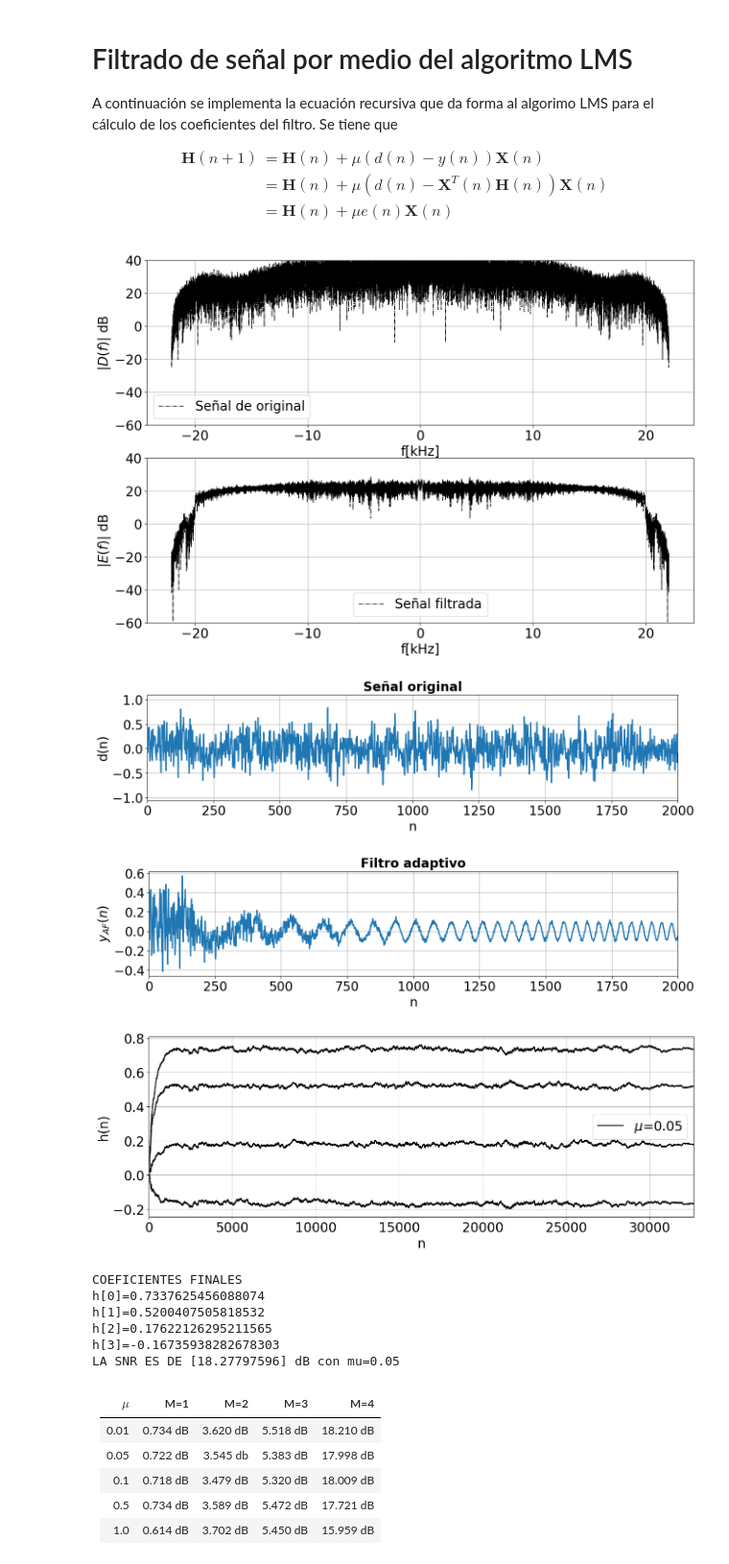
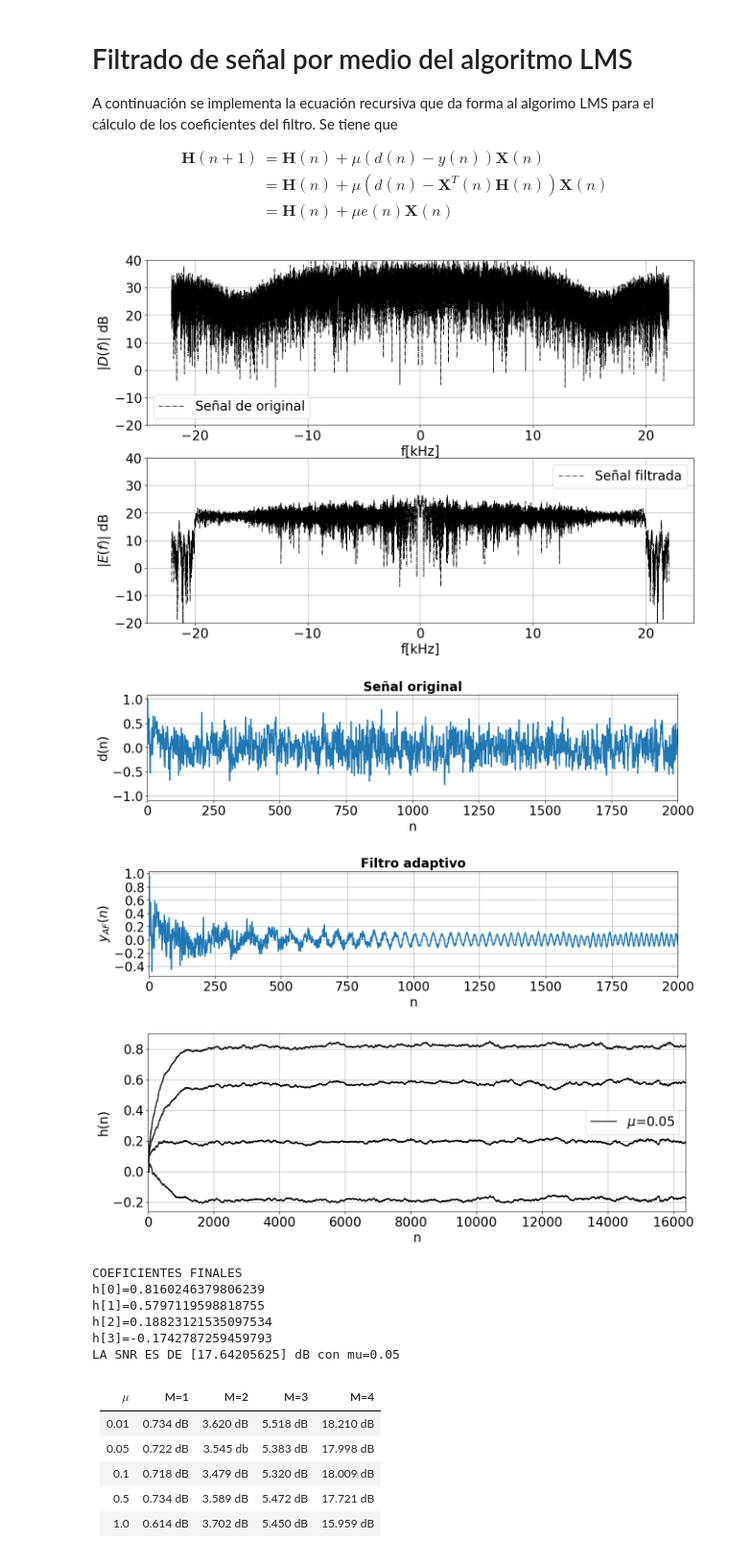
Before and after one commit to kevingiribuela/portfolio, a Jupyter notebook: Verilog/TP_final/filtro_adaptivo.ipynb, the cells around one changed output. Shown at 96% size. Cells and saved outputs as stored; diff of their text form; code cells hidden in the pictures.

```diff
--- a/Verilog/TP_final/filtro_adaptivo.ipynb
+++ b/Verilog/TP_final/filtro_adaptivo.ipynb
@@ -60,7 +62,7 @@ DEBUG       = 0    # Genera que la memoria de salida y la señal de entrada sea
 # %%
 fs      = 44.1e3
 Ts      = 1/fs
-T       = 0.74
+T       = 2**14/fs
 samples = int(T*fs)
 t       = np.arange(0,T, Ts)
 N       = len(t)
@@ -83,21 +85,13 @@ w       = std_w * np.random.randn(N)
 epsilon = lfilter(b=h1, a=1.0, x=w)
 eta     = lfilter(b=h2, a=1.0, x=w)
 
-## Se genera filtro anti-aliasing
-anti_aliasing   = firwin(numtaps=10, cutoff=21e3, fs=44.1e3)
-
 ## Filtrado Antia-aliasing y normalización
 if(DEBUG):
-    d_filtered  = lfilter(b=anti_aliasing, a=1.0, x=s+0.0*epsilon)
-    x_filtered  = lfilter(b=anti_aliasing, a=1.0, x=eta)
-    d = d_filtered / max(abs(d_filtered))
-    x = x_filtered / max(abs(x_filtered))
-
+    d   = (s+0.0*epsilon) / max(abs(s+0.0*epsilon))
+    x   = eta / max(abs(eta))
 else:
-    d_filtered  = lfilter(b=anti_aliasing, a=1.0, x=s+epsilon)
-    x_filtered  = lfilter(b=anti_aliasing, a=1.0, x=eta)
-    d           = d_filtered / max(abs(d_filtered))
-    x           = x_filtered / max(abs(x_filtered))
+    d   = (s+epsilon) / max(abs(s+epsilon))
+    x   = eta / max(abs(eta))
 
 if(GRAFICOS):
     plt.figure(figsize=(15,5))
@@ -108,17 +102,18 @@ if(GRAFICOS):
     plt.xticks(fontsize=20)
     plt.yticks(fontsize=20)
     plt.grid(True)
-    # plt.savefig("/home/kevin/Desktop/Informe/filter/mic1.svg")
+    # plt.savefig(root_path + "filter/mic1.svg")
 
     plt.figure(figsize=(15,5))
     plt.plot(n,d, linewidth=1, color='k')
     plt.xlabel("n", fontsize=20)
     plt.ylabel("d(n)", fontsize=20)
     plt.xlim([0, N])
+    # plt.xlim([0, 2000])
     plt.xticks(fontsize=20)
     plt.yticks(fontsize=20)
     plt.grid(True)
-    # plt.savefig("/home/kevin/Desktop/Informe/filter/mic2.svg")
+    # plt.savefig(root_path + "filter/mic1.svg")
 
     plt.figure(figsize=(15,5))
     plt.plot(w1/1e3,20*np.log10(abs(H1)), color='k')
@@ -129,7 +124,7 @@ if(GRAFICOS):
     plt.xticks(fontsize=20)
     plt.yticks(fontsize=20)
     plt.grid(True)
-    # plt.savefig("/home/kevin/Desktop/Informe/filter/H1.svg")
+    # plt.savefig(root_path + "filter/H1.svg")
 
     plt.figure(figsize=(15,5))
     plt.plot(w2/1e3,20*np.log10(abs(H2)), color='k')
@@ -140,5 +135,5 @@ if(GRAFICOS):
     plt.xticks(fontsize=20)
     plt.yticks(fontsize=20)
     plt.grid(True)
-    # plt.savefig("/home/kevin/Desktop/Informe/filter/H2.svg")
+    # plt.savefig(root_path + "filter/H2.svg")
 # %% [output]
@@ -198,7 +193,7 @@ if(GRAFICOS):
     plt.ylabel("$|D(f)|$ dB", fontsize=20)
     plt.xticks(fontsize=20)
     plt.yticks(fontsize=20)
-    plt.ylim([-60, 40])
+    plt.ylim([-20, 40])
     plt.legend(fontsize=20)
     plt.grid(True)
 
@@ -208,10 +203,10 @@ if(GRAFICOS):
     plt.ylabel("$|E(f)|$ dB", fontsize=20)
     plt.xticks(fontsize=20)
     plt.yticks(fontsize=20)
-    plt.ylim([-60, 40])
+    plt.ylim([-20, 40])
     plt.legend(fontsize=20)
     plt.grid(True)
-    # plt.savefig("/home/kevin/Desktop/Informe/filter/spec_float.svg")
+    # plt.savefig(root_path + "filter/spec_float.svg")
     plt.show()
 
     # =============================== SALIDAS ===============================
@@ -232,11 +227,12 @@ if(GRAFICOS):
     plt.xlabel("n", fontsize=20)
     plt.ylabel("$y_{AF}(n)$", fontsize=20)
     plt.xlim([0, 2e3])
+    # plt.ylim([-20, 20])
     plt.xticks(fontsize=20)
     plt.yticks(fontsize=20)
     plt.grid(True)
     plt.show()
-
+    salida_floating_point = e
 
     # =============================== COEFICIENTES ===============================
     plt.figure(figsize=(15,5))
@@ -248,46 +244,46 @@ if(GRAFICOS):
     plt.ylabel("h(n)", fontsize=20)
     plt.xlim([0, N])
     plt.xticks(fontsize=20)
     plt.yticks(fontsize=20)
     plt.legend(fontsize=20)
     plt.grid(True)
-    # plt.savefig("/home/kevin/Desktop/Informe/filter/mu.svg")
+    # plt.savefig(root_path + "filter/mu.svg")
     plt.show()
 
 h_final_floating_point = []
 print("COEFICIENTES FINALES")
 for i in range(M):
     print(f"h[{i}]={H[i,-1]}")
     h_final_floating_point.append(H[i,-1])
 
 
 # =============================== CALCULO DE SNR ===============================
 adpated_noise = lfilter(b=h_final_floating_point, a=1.0, x=x)
-input_noise   = lfilter(b=anti_aliasing, a=1.0, x=epsilon)/max(d_filtered)
+input_noise   = epsilon/max(abs(epsilon+s))
 ruido = input_noise-adpated_noise
 SNR = 10*np.log10(sum(abs(e)**2)/sum(abs(ruido)**2))
 print(f"LA SNR ES DE {SNR} dB con mu={u}")
 
-# =============================== REPRODUCCION DE SEÑAL ===============================
+# # =============================== REPRODUCCION DE SEÑAL ===============================
 # print(f"Reproduciendo señal ORIGINAL...")
 # sd.play(d, fs)
 # sd.wait()
 
 # print(f"Reproduciendo señal FILTRADA...")
 # sd.play(e, fs)
 # sd.wait()
 # sd.stop()
 # %% [output]
-[figure, old version]
+[figure, new version]
-[figure, old version]
+[figure, new version]
-[figure, old version]
+[figure, new version]
-[figure, old version]
+[figure, new version]
 COEFICIENTES FINALES
-h[0]=0.7337625456088074
-h[1]=0.5200407505818532
-h[2]=0.17622126295211565
-h[3]=-0.16735938282678303
-LA SNR ES DE [18.27797596] dB con mu=0.05
+h[0]=0.8160246379806239
+h[1]=0.5797119598818755
+h[2]=0.18823121535097534
+h[3]=-0.1742787259459793
+LA SNR ES DE [17.64205625] dB con mu=0.05
 # %% [markdown]
 | $\mu$ |   M=1   |   M=2   |   M=3   |   M=4   |
 |-------|---------|---------|---------|---------|
```
Also changed, not shown: parts of 15 cells of this notebook, 31 other files.
